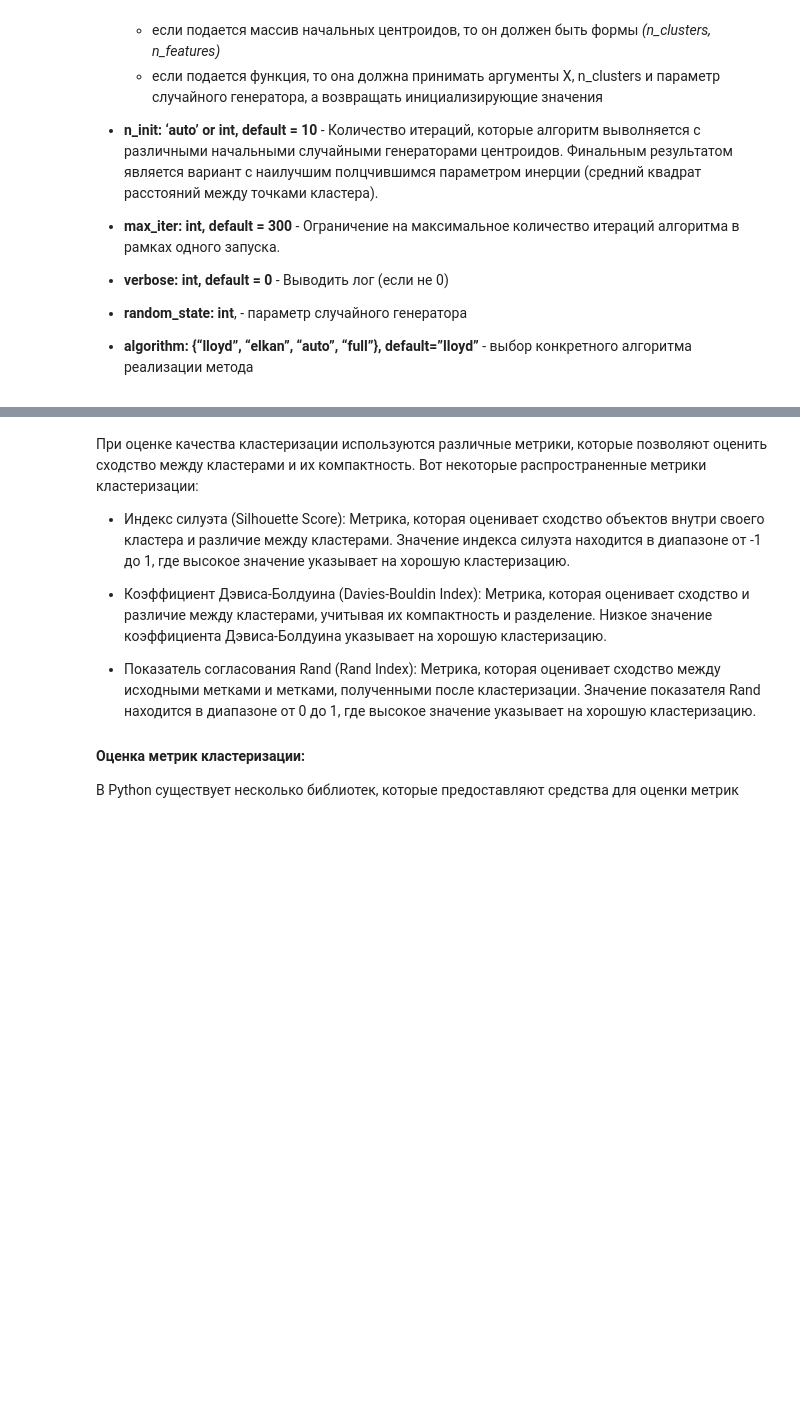
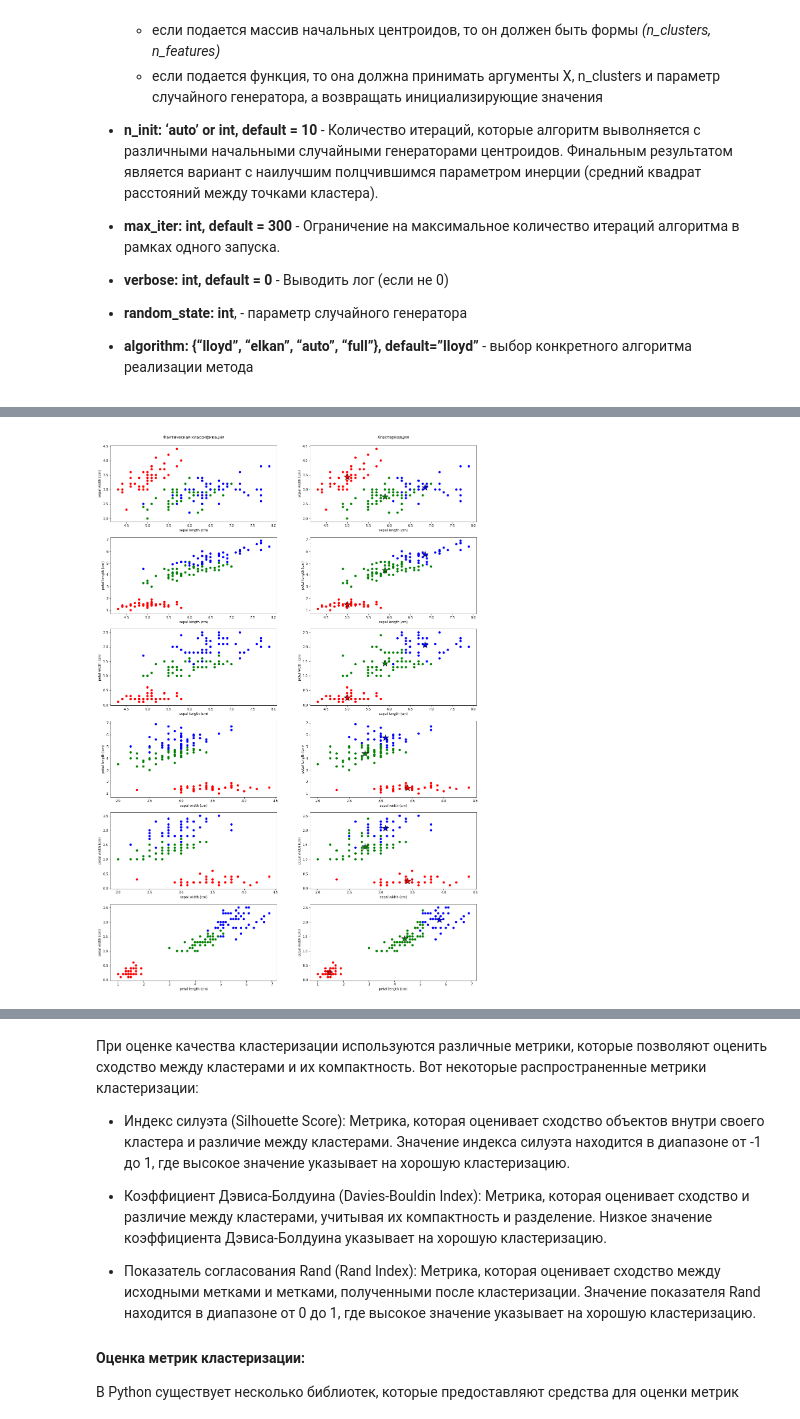
Before and after one commit to Letch49/ML_VVSU_2023, a Jupyter notebook: lec08/lec08.ipynb, the cells around one changed output, grey strips where cells are left out. Cells and saved outputs as stored; diff of their text form; code cells hidden in the pictures; blank space fills up the shorter version.

```diff
--- a/lec08/lec08.ipynb
+++ b/lec08/lec08.ipynb
@@ -139,3 +144,93 @@ print(f"Точность: {accuracy_score(data.target, labels)}" )
+# %%
+colorMap = ListedColormap(["red", "green","blue"])
+
+fig, axs = plt.subplots(6,2, figsize = (20,30))
+
+#слева график фактической классификации по параметрам 0 и 1
+axs[0,0].scatter(X[:,0], X[:,1], c = data.target, cmap = colorMap )
+axs[0,0].set_xlabel(data.feature_names[0])
+axs[0,0].set_ylabel(data.feature_names[1])
+axs[0,0].set_title("Фактическая классификация\n")
+
+#справа - график с кластеризацией данных по параметрам 0 и 1
+axs[0,1].scatter(X[:,0], X[:,1], c = labels, cmap = colorMap )
+#отображаем центроиды по свойствам 0 и 1
+axs[0,1].plot(centroids[0,0], centroids[0,1], color = colorMap.colors[0], marker = "*", markersize = 20, markeredgecolor = "k")
+axs[0,1].plot(centroids[1,0], centroids[1,1], color = colorMap.colors[1], marker = "*", markersize = 20, markeredgecolor = "k")
+axs[0,1].plot(centroids[2,0], centroids[2,1], color = colorMap.colors[2], marker = "*", markersize = 20, markeredgecolor = "k")
+axs[0,1].set_xlabel(data.feature_names[0])
+axs[0,1].set_ylabel(data.feature_names[1])
+axs[0,1].set_title("Кластеризация\n")
+
+# классификация по параметрам 0 , 2
+axs[1,0].scatter(X[:,0], X[:,2], c = data.target, cmap = colorMap )
+axs[1,0].set_xlabel(data.feature_names[0])
+axs[1,0].set_ylabel(data.feature_names[2])
+
+# кластеризация. параметры 0, 2
+axs[1,1].scatter(X[:,0], X[:,2], c = labels, cmap = colorMap )
+axs[1,1].plot(centroids[0,0], centroids[0,2], color = colorMap.colors[0], marker = "*", markersize = 20, markeredgecolor = "k")
+axs[1,1].plot(centroids[1,0], centroids[1,2], color = colorMap.colors[1], marker = "*", markersize = 20, markeredgecolor = "k")
+axs[1,1].plot(centroids[2,0], centroids[2,2], color = colorMap.colors[2], marker = "*", markersize = 20, markeredgecolor = "k")
+axs[1,1].set_xlabel(data.feature_names[0])
+axs[1,1].set_ylabel(data.feature_names[2])
+
+# классификация по параметрам 0 , 3
+axs[2,0].scatter(X[:,0], X[:,3], c = data.target, cmap = colorMap )
+axs[2,0].set_xlabel(data.feature_names[0])
+axs[2,0].set_ylabel(data.feature_names[3])
+
+# кластеризация. параметры 0, 3
+axs[2,1].scatter(X[:,0], X[:,3], c = labels, cmap = colorMap )
+axs[2,1].plot(centroids[0,0], centroids[0,3], color = colorMap.colors[0], marker = "*", markersize = 20, markeredgecolor = "k")
+axs[2,1].plot(centroids[1,0], centroids[1,3], color = colorMap.colors[1], marker = "*", markersize = 20, markeredgecolor = "k")
+axs[2,1].plot(centroids[2,0], centroids[2,3], color = colorMap.colors[2], marker = "*", markersize = 20, markeredgecolor = "k")
+axs[2,1].set_xlabel(data.feature_names[0])
+axs[2,1].set_ylabel(data.feature_names[3])
+
+# классификация по параметрам 1 , 2
+axs[3,0].scatter(X[:,1], X[:,2], c = data.target, cmap = colorMap )
+axs[3,0].set_xlabel(data.feature_names[1])
+axs[3,0].set_ylabel(data.feature_names[2])
+
+# кластеризация. параметры 1, 2
+axs[3,1].scatter(X[:,1], X[:,2], c = labels, cmap = colorMap )
+axs[3,1].plot(centroids[0,1], centroids[0,2], color = colorMap.colors[0], marker = "*", markersize = 20, markeredgecolor = "k")
+axs[3,1].plot(centroids[1,1], centroids[1,2], color = colorMap.colors[1], marker = "*", markersize = 20, markeredgecolor = "k")
+axs[3,1].plot(centroids[2,1], centroids[2,2], color = colorMap.colors[2], marker = "*", markersize = 20, markeredgecolor = "k")
+axs[3,1].set_xlabel(data.feature_names[1])
+axs[3,1].set_ylabel(data.feature_names[2])
+
+# классификация по параметрам 1 , 3
+axs[4,0].scatter(X[:,1], X[:,3], c = data.target, cmap = colorMap )
+axs[4,0].set_xlabel(data.feature_names[1])
+axs[4,0].set_ylabel(data.feature_names[3])
+
+# кластеризация. параметры 1, 3
+axs[4,1].scatter(X[:,1], X[:,3], c = labels, cmap = colorMap )
+axs[4,1].plot(centroids[0,1], centroids[0,3], color = colorMap.colors[0], marker = "*", markersize = 20, markeredgecolor = "k")
+axs[4,1].plot(centroids[1,1], centroids[1,3], color = colorMap.colors[1], marker = "*", markersize = 20, markeredgecolor = "k")
+axs[4,1].plot(centroids[2,1], centroids[2,3], color = colorMap.colors[2], marker = "*", markersize = 20, markeredgecolor = "k")
+axs[4,1].set_xlabel(data.feature_names[1])
+axs[4,1].set_ylabel(data.feature_names[3])
+
+# классификация по параметрам 2 , 3
+axs[5,0].scatter(X[:,2], X[:,3], c = data.target, cmap = colorMap )
+axs[5,0].set_xlabel(data.feature_names[2])
+axs[5,0].set_ylabel(data.feature_names[3])
+
+# кластеризация. параметры 2, 3
+axs[5,1].scatter(X[:,2], X[:,3], c = labels, cmap = colorMap )
+axs[5,1].plot(centroids[0,2], centroids[0,3], color = colorMap.colors[0], marker = "*", markersize = 20, markeredgecolor = "k")
+axs[5,1].plot(centroids[1,2], centroids[1,3], color = colorMap.colors[1], marker = "*", markersize = 20, markeredgecolor = "k")
+axs[5,1].plot(centroids[2,2], centroids[2,3], color = colorMap.colors[2], marker = "*", markersize = 20, markeredgecolor = "k")
+axs[5,1].set_xlabel(data.feature_names[2])
+axs[5,1].set_ylabel(data.feature_names[3])
+
+
+plt.show()
+# %% [output]
+[figure, added]
 # %% [markdown]
 <font color = "red"><b>Важно понимать!</b></font>
 
```
Also changed, not shown: parts of 8 cells of this notebook.
